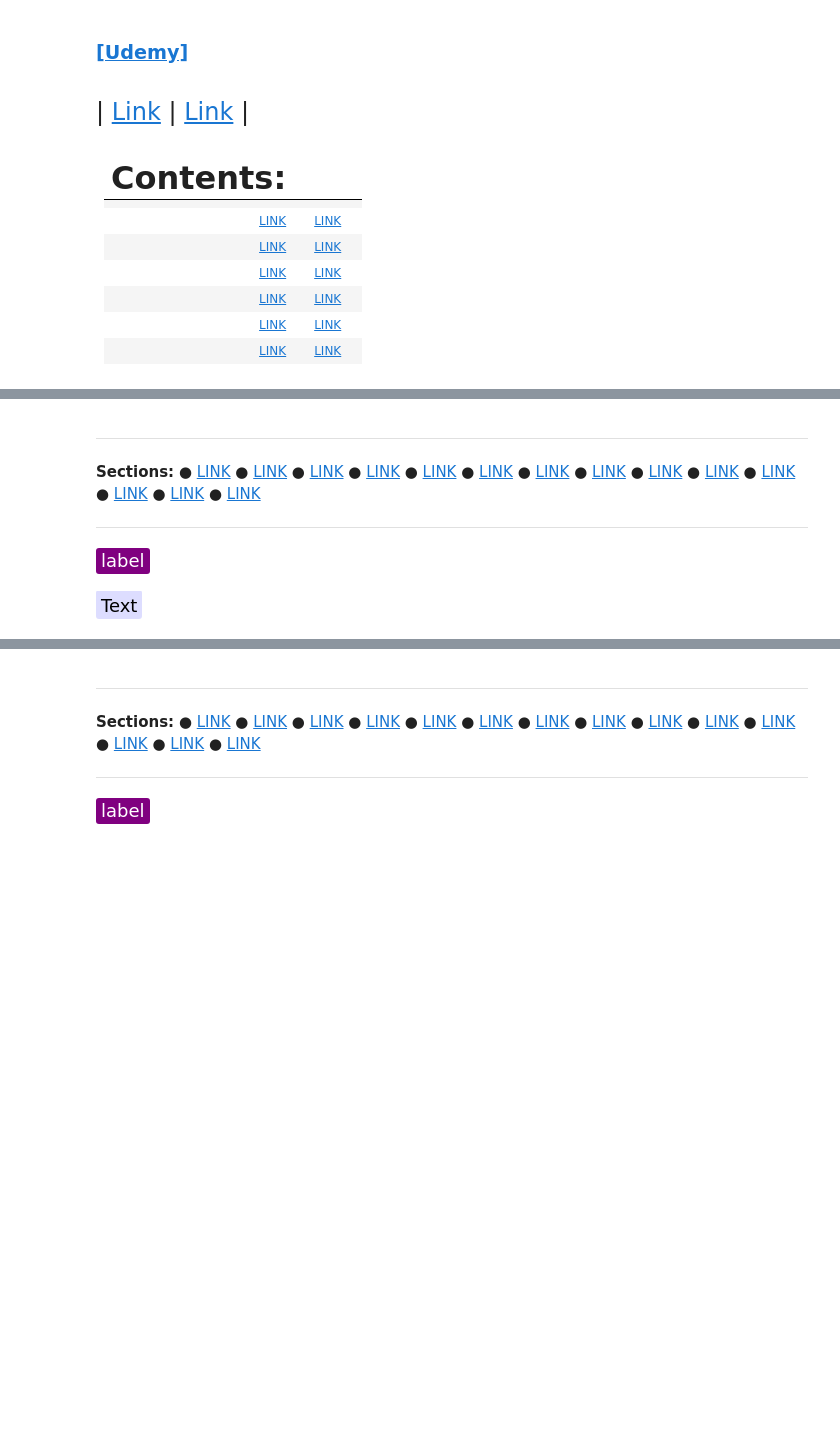
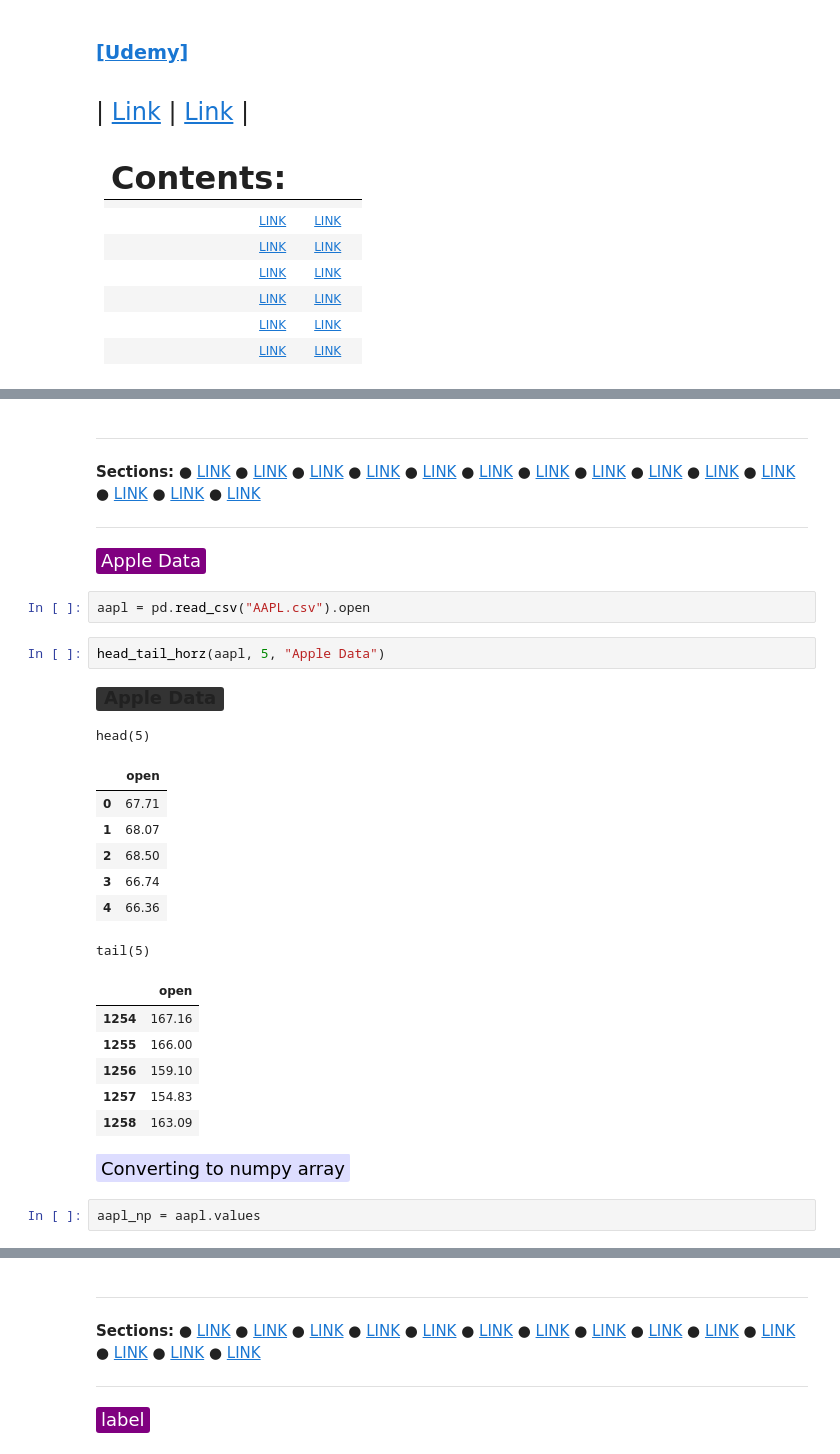
Before and after one commit to EvanMarie/nns_sentiment_analysis_stock, a Jupyter notebook: udemy_nn_sentiment_stock_one.ipynb, the cells around one changed output, grey strips where cells are left out. Drawn from its saved outputs; the diff is of its cells as text; blank space fills up the shorter version.

```diff
--- a/udemy_nn_sentiment_stock_one.ipynb
+++ b/udemy_nn_sentiment_stock_one.ipynb
@@ -49,7 +54,29 @@ from keras.preprocessing import sequence # for pad_sequences()
 
 ---
 
-<span style = 'background-color: purple; padding: 5px 5px 3px 5px; line-height: 1.5; color:white;border-radius: 3px;'><font size = 4>label</font></span>
+<span style = 'background-color: purple; padding: 5px 5px 3px 5px; line-height: 1.5; color:white;border-radius: 3px;'><font size = 4>Apple Data</font></span>
+# %%
+aapl = pd.read_csv("AAPL.csv").open
+# %%
+head_tail_horz(aapl, 5, "Apple Data")
+# %% [output]
+Apple Data
+head(5)
+|  | open |
+| 0 | 67.71 |
+| 1 | 68.07 |
+| 2 | 68.50 |
+| 3 | 66.74 |
+| 4 | 66.36 |
+tail(5)
+|  | open |
+| 1254 | 167.16 |
+| 1255 | 166.00 |
+| 1256 | 159.10 |
+| 1257 | 154.83 |
+| 1258 | 163.09 |
 # %% [markdown]
-<font size = 4><span style = 'background-color: #ddddff; padding: 5px 5px 3px 5px; line-height: 1.5; color:black;border-radius: 3px;'>Text
+<font size = 4><span style = 'background-color: #ddddff; padding: 5px 5px 3px 5px; line-height: 1.5; color:black;border-radius: 3px;'>Converting to numpy array
+# %%
+aapl_np = aapl.values
 # %% [markdown]
```
Also changed, not shown: parts of 44 cells of this notebook, 1 other file.
